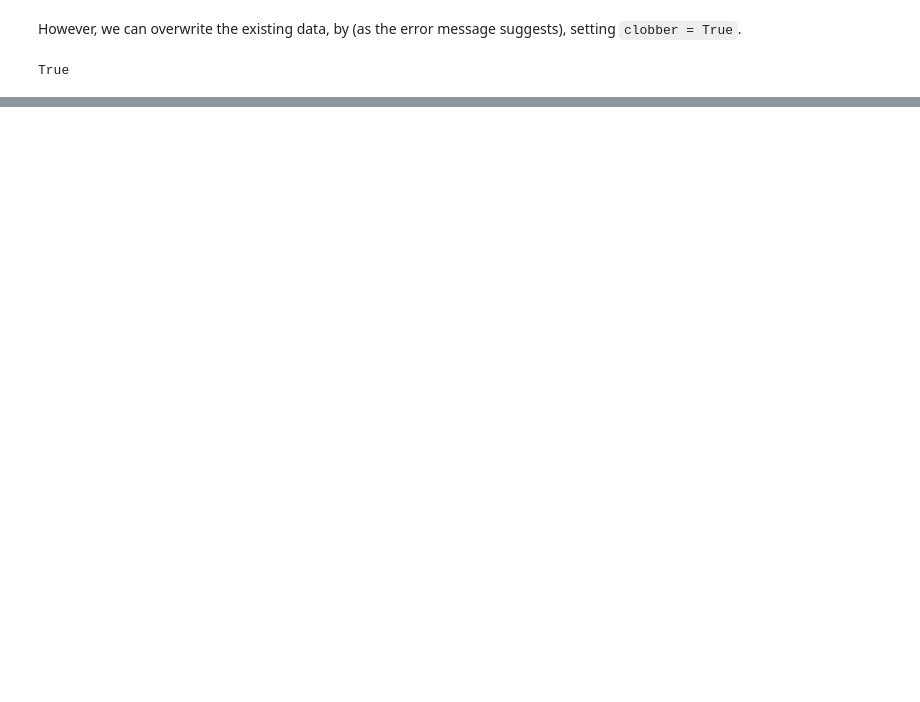
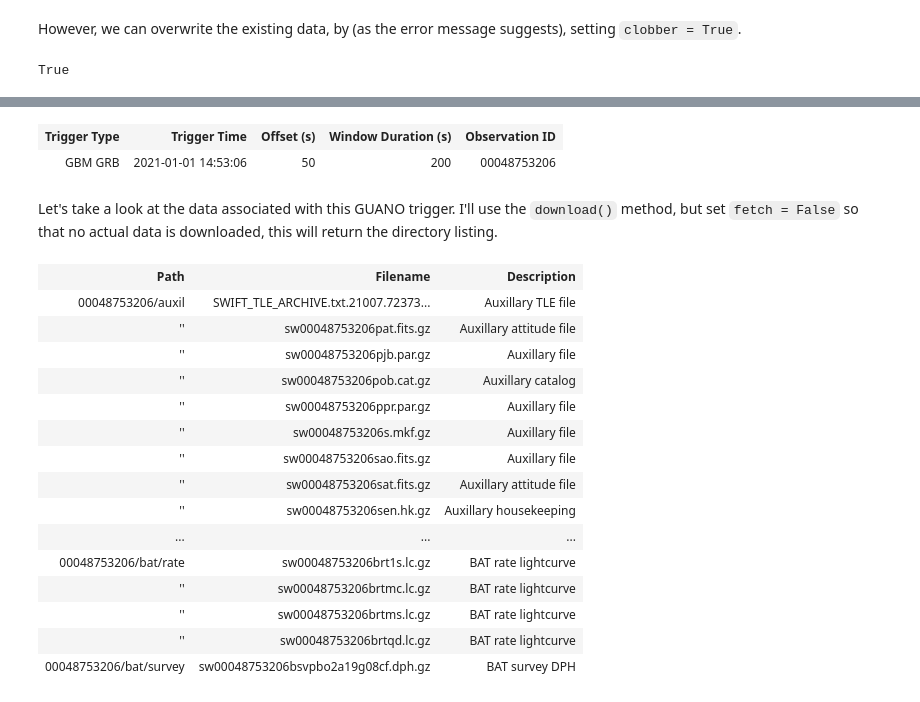
Before and after one commit to Swift-SOT/swifttools, a Jupyter notebook: examples/Swift_Data Example Notebook.ipynb, the cells around one changed output, grey strips where cells are left out. Saved outputs shown, nothing was run; the diff lists cells and outputs as text; code cells hidden in the pictures; blank space fills up the shorter version.

```diff
--- a/examples/Swift_Data Example Notebook.ipynb
+++ b/examples/Swift_Data Example Notebook.ipynb
@@ -234,0 +236,29 @@ Data(obsid=g[0].obsid,
+# %%
+from swift_too import GUANO
+
+g = GUANO(begin='2021-01-01',limit=1)
+g
+# %% [output]
+| Trigger Type | Trigger Time | Offset (s) | Window Duration (s) | Observation ID |
+| GBM GRB | 2021-01-01 14:53:06 | 50 | 200 | 00048753206 |
+# %% [markdown]
+Let's take a look at the data associated with this GUANO trigger. I'll use the `download()` method, but set `fetch = False` so that no actual data is downloaded, this will return the directory listing.
+# %%
+g[0].download(bat=True,fetch=False)
+# %% [output]
+| Path | Filename | Description |
+| 00048753206/auxil | SWIFT_TLE_ARCHIVE.txt.21007.72373... | Auxillary TLE file |
+| '' | sw00048753206pat.fits.gz | Auxillary attitude file |
+| '' | sw00048753206pjb.par.gz | Auxillary file |
+| '' | sw00048753206pob.cat.gz | Auxillary catalog |
+| '' | sw00048753206ppr.par.gz | Auxillary file |
+| '' | sw00048753206s.mkf.gz | Auxillary file |
+| '' | sw00048753206sao.fits.gz | Auxillary file |
+| '' | sw00048753206sat.fits.gz | Auxillary attitude file |
+| '' | sw00048753206sen.hk.gz | Auxillary housekeeping |
+| ... | ... | ... |
+| 00048753206/bat/rate | sw00048753206brt1s.lc.gz | BAT rate lightcurve |
+| '' | sw00048753206brtmc.lc.gz | BAT rate lightcurve |
+| '' | sw00048753206brtms.lc.gz | BAT rate lightcurve |
+| '' | sw00048753206brtqd.lc.gz | BAT rate lightcurve |
+| 00048753206/bat/survey | sw00048753206bsvpbo2a19g08cf.dph.gz | BAT survey DPH |
```
Also changed, not shown: parts of 28 cells of this notebook, 9 other files.
